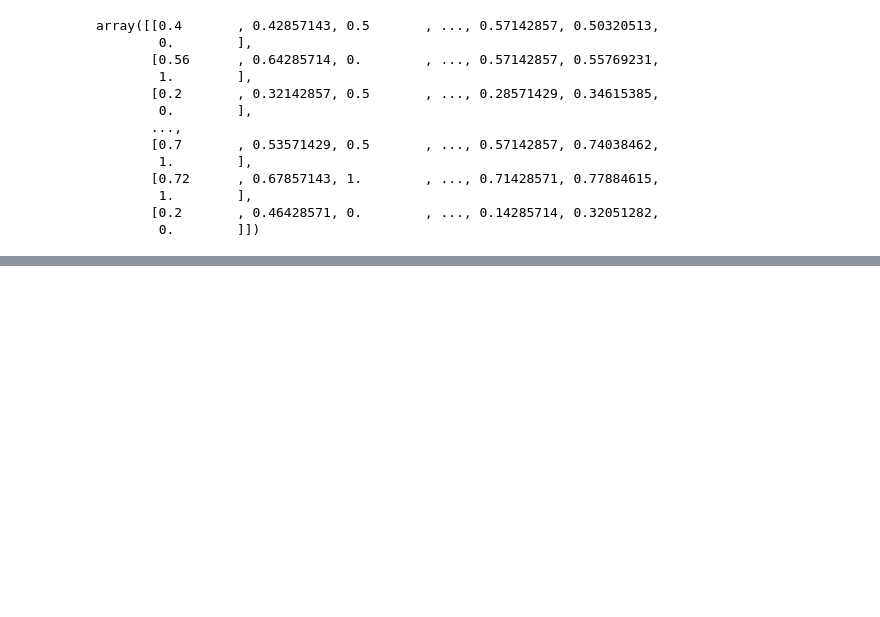
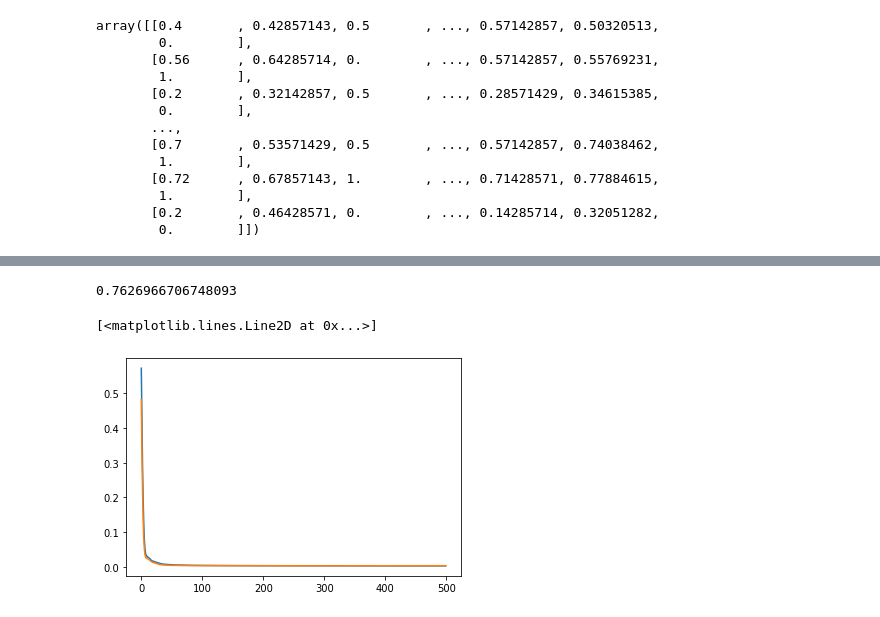
Before and after one commit to shshwtsrkr/Graduate-Admission-Prediction, a Jupyter notebook: Grad_admit_predict.ipynb, the cells around one changed output, grey strips where cells are left out. Cells and saved outputs as stored; diff of their text form; code cells hidden in the pictures; blank space fills up the shorter version.

Commit message:
Building & training the ANN model (Sequential used)

```diff
--- a/Grad_admit_predict.ipynb
+++ b/Grad_admit_predict.ipynb
@@ -120,3 +120,8 @@ import tensorflow as tf
 from tensorflow import keras
 from keras import Sequential
 from keras.layers import Dense
+# %%
+model = Sequential()
+model.add(Dense(7, activation='relu', input_dim=7)) # for input layer
+model.add(Dense(7, activation='relu'))
+model.add(Dense(1, activation='linear')) # for output layer shall always be linear
@@ -122,0 +147,4 @@ from keras.layers import Dense
+# %%
+model.compile(loss='mean_squared_error', optimizer='Adam')
+# %%
+hist = model.fit(x_train_scaled, y_train, epochs=500, validation_split=0.2)
@@ -122,0 +172,14 @@ from keras.layers import Dense
+# %%
+from sklearn.metrics import r2_score
+r2_score(y_test, y_pred)
+# %% [output]
+0.7626966706748093
+# %%
+
+import matplotlib.pyplot as plt
+
+plt.plot(hist.history['loss'])
+plt.plot(hist.history['val_loss'])
+# %% [output]
+[<matplotlib.lines.Line2D at 0x...>]
+[figure, added]
```
Also changed, not shown: parts of 4 cells of this notebook.
